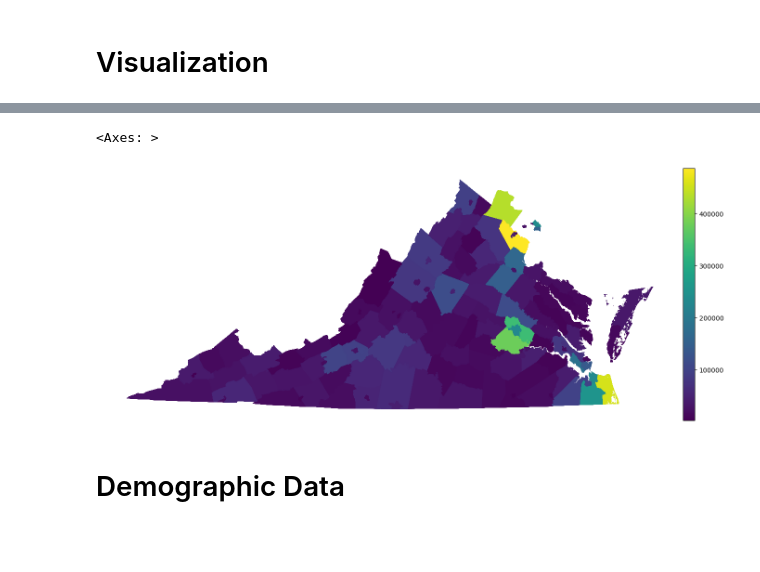
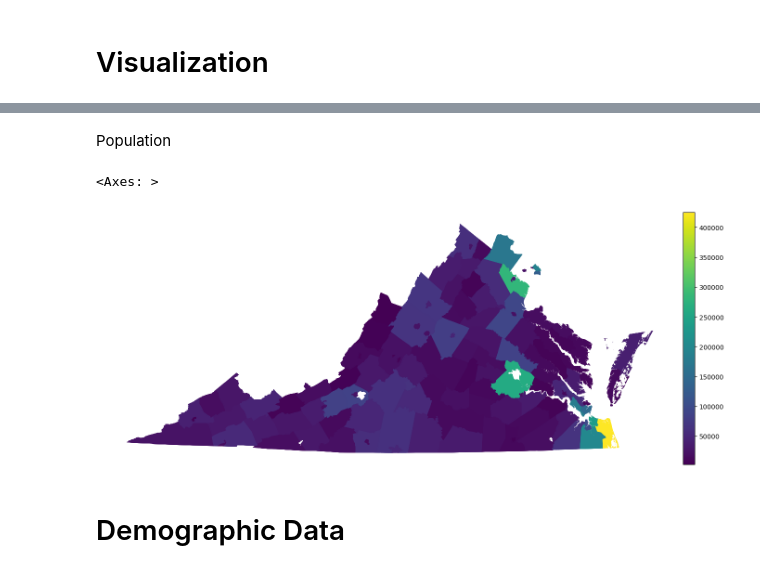
Before and after one commit to farhaniwnl/project_voting_crg3ts, a Jupyter notebook: drafting.ipynb, the cells around one changed output, grey strips where cells are left out. Saved outputs shown, nothing was run; the diff lists cells and outputs as text; code cells hidden in the pictures; blank space fills up the shorter version.

```diff
--- a/drafting.ipynb
+++ b/drafting.ipynb
@@ -11,7 +11,7 @@ from mpl_toolkits.axes_grid1 import make_axes_locatable
 # %%
 # Load data
 gdf = gpd.read_file('./va_admin_bndry/VirginiaCounty_ClippedToShoreline.shx')
-mdf = pd.read_csv('merged_data.csv')
+mdf = pd.read_csv('properly_merged_data.csv')
 # %%
 # Merge shapefile data and county adjacency data:
 gdf['FIPS_left'] = pd.to_numeric(gdf['STCOFIPS'])
@@ -33 +32,11 @@ Index(['STCOFIPS', 'GNIS', 'NAME', 'NAMELSAD', 'GSOURCE', 'LADOPT',
+# %%
+df20 = vdf.loc[ vdf['year']==2020,:]
+
+Dvotes = df20.loc[(df20['party']=='DEMOCRAT'),:].groupby('county_fips')['candidatevotes'].sum()
+Dvotes = Dvotes.rename('dem_votes_2020')
+df = df.merge(Dvotes,left_on='FIPS_left',right_on='county_fips')
+
+Rvotes = df20.loc[(df20['party']=='REPUBLICAN'),:].groupby('county_fips')['candidatevotes'].sum()
+Rvotes = Rvotes.rename('rep_votes_2020')
+df = df.merge(Rvotes,left_on='FIPS_left',right_on='county_fips')
 # %%
@@ -43,12 +63,16 @@ df.head()
+# %% [markdown]
+Population
 # %%
+# for 2000 data
+df2000 = df[df['year'] == 2000]
 fig = plt.figure()
 ax = fig.add_axes([0, 0, 2, 2])
 divider = make_axes_locatable(ax)
 ax.axis('off')
 cax = divider.append_axes("right", size="2%", pad=0.08)
-df.plot(ax=ax,column='population_2022',legend=True,cax=cax)
+df2000.plot(ax=ax,column='AV0AA',legend=True,cax=cax)
 # %% [output]
 <Axes: >
-[figure, old version]
+[figure, new version]
 # %% [markdown]
 # Demographic Data
```
Also changed, not shown: parts of 7 cells of this notebook.
